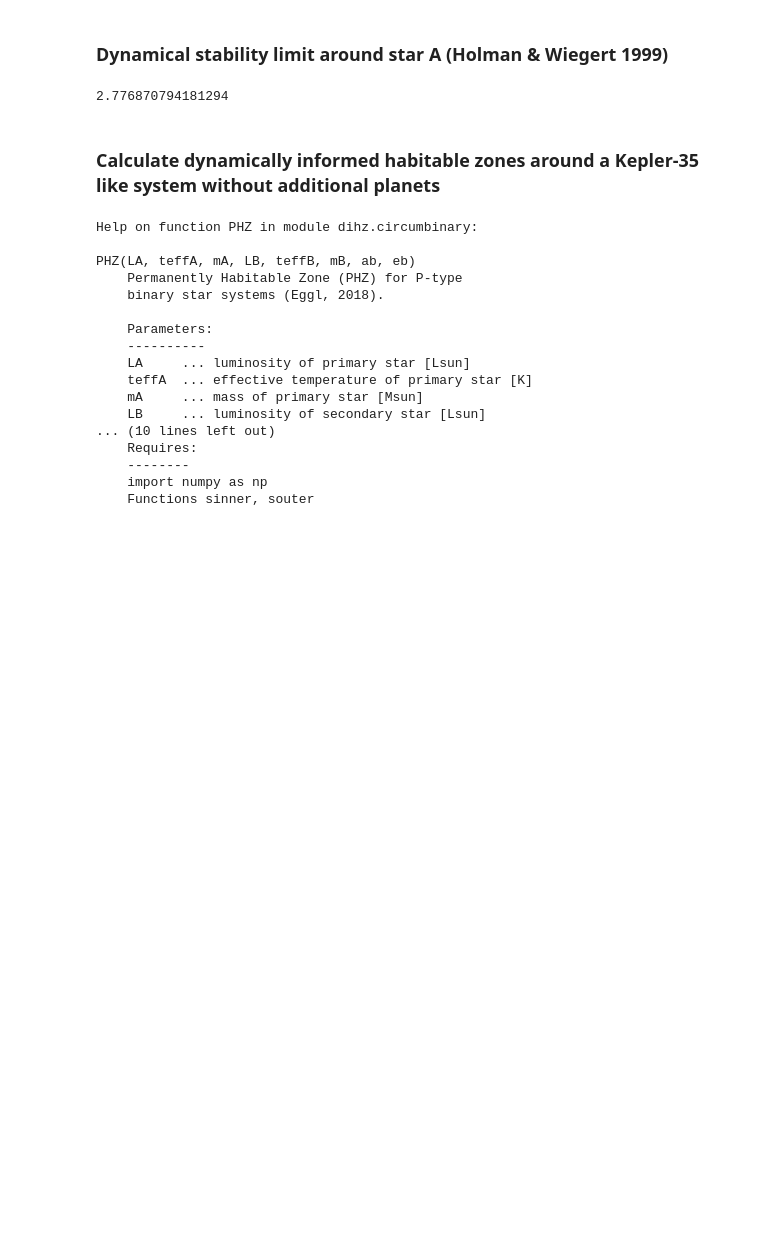
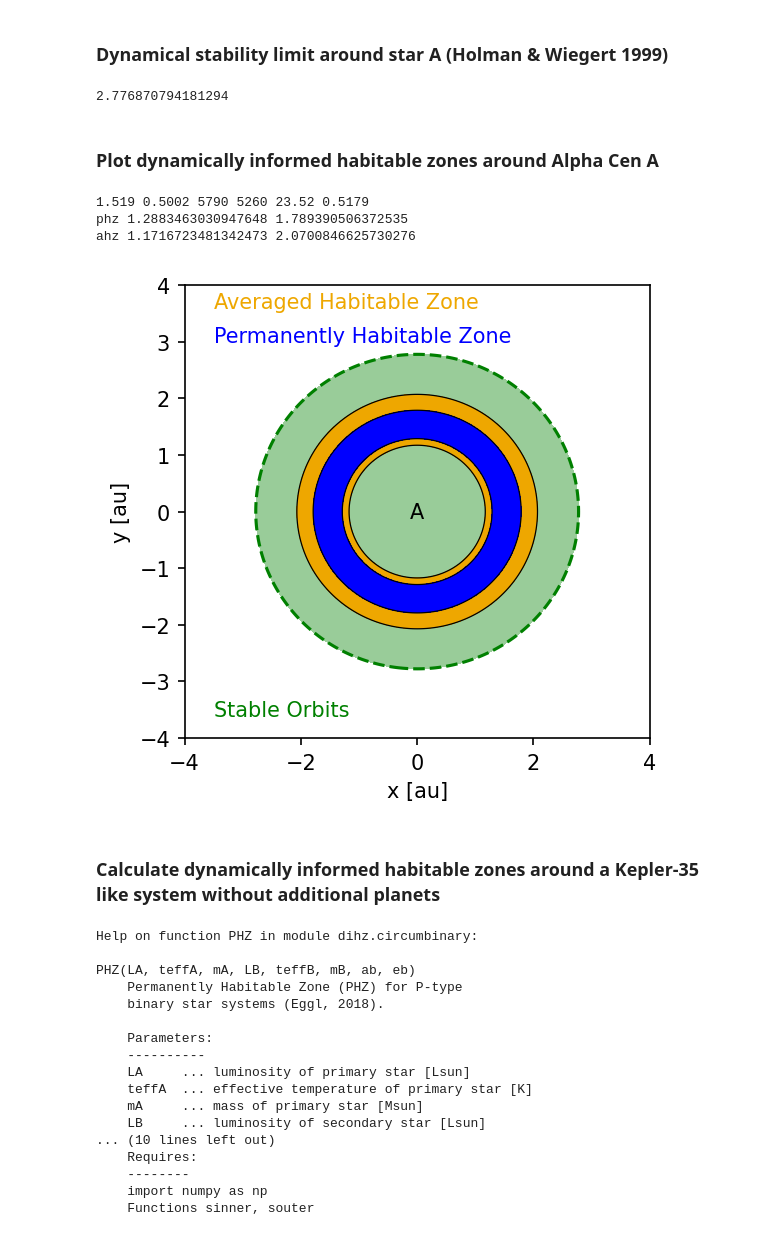
Before and after one commit to eggls6/dihz, a Jupyter notebook: dynamically_informed_habitable_zones.ipynb, the cells around one changed output. Drawn from its saved outputs; the diff is of its cells as text; code cells hidden in the pictures; blank space fills up the shorter version.

Commit message:
included plotting routines

```diff
--- a/dynamically_informed_habitable_zones.ipynb
+++ b/dynamically_informed_habitable_zones.ipynb
@@ -91,6 +91,15 @@ print(AHZI,AHZO)
 dihz.stability.hw99S(aCenA['m'],aCenB['m'],aCenab,aCeneb)
 # %% [output]
 2.776870794181294
+# %% [markdown]
+### Plot dynamically informed habitable zones around Alpha Cen A
+# %%
+dihz.plot.circumstellarhz2D(aCenA['L'],aCenB['L'],aCenA['Teff'],aCenB['Teff'],aCenA['m'],aCenB['m'],aCenab,aCeneb)
+# %% [output]
+1.519 0.5002 5790 5260 23.52 0.5179
+phz 1.2883463030947648 1.789390506372535
+ahz 1.1716723481342473 2.0700846625730276
+[figure, added]
 # %% [markdown]
 ### Calculate dynamically informed habitable zones around a Kepler-35 like system without additional planets
 # %%
```
Also changed, not shown: parts of 7 cells of this notebook, 2 other files.
